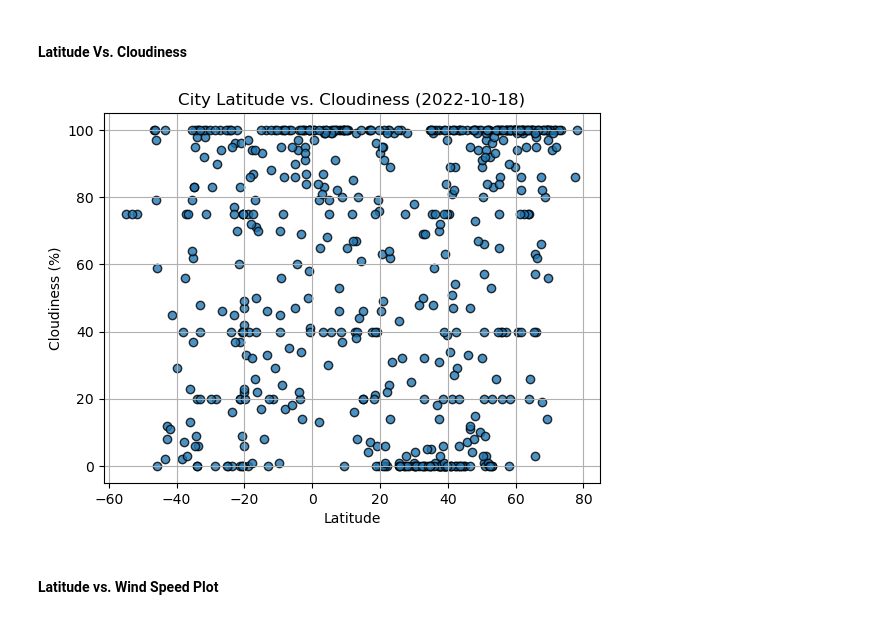
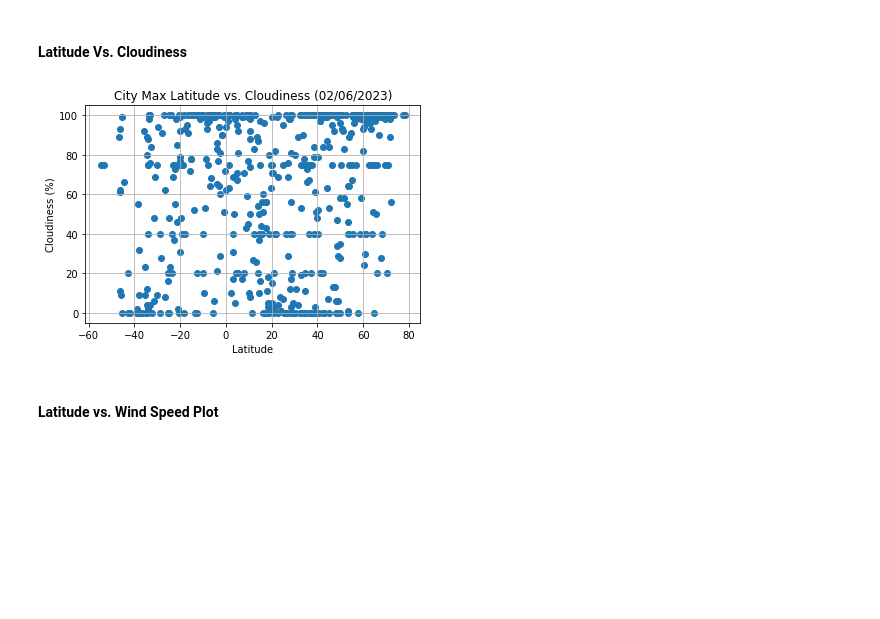
Before and after one commit to Tsmoore002900/Api-Python-Challenge, a Jupyter notebook: WeatherPy/WeatherPy.ipynb, the cells around one changed output. Saved outputs shown, nothing was run; the diff lists cells and outputs as text; code cells hidden in the pictures; blank space fills up the shorter version.

```diff
--- a/WeatherPy/WeatherPy.ipynb
+++ b/WeatherPy/WeatherPy.ipynb
@@ -188,6 +184,7 @@ FileNotFoundError: [Errno 2] No such file or directory: 'output_data/cities.csv'
 # %%
 # Read saved data
-city_data_df = pd.read_csv("output_data/cities.csv", index_col="City_ID")
+
+city_data_df = pd.read_csv("city_data_df.csv", index_col="City_ID")
 
 # Display sample data
 city_data_df.head()
@@ -246,18 +245,24 @@ plt.show()
 #### Latitude Vs. Cloudiness
 # %%
 # Build the scatter plots for latitude vs. cloudiness
-# YOUR CODE HERE
+x_values = city_data_df["Lat"]
+y_values = city_data_df["Cloudiness"]
+plt.scatter(x_values, y_values)
 
 # Incorporate the other graph properties
-# YOUR CODE HERE
+today = time.strftime("%m/%d/%Y")
+plt.title(f"City Max Latitude vs. Cloudiness ({today})")
+plt.xlabel("Latitude")
+plt.ylabel("Cloudiness (%)")
+plt.grid()
 
 # Save the figure
-plt.savefig("output_data/Fig3.png")
+#plt.savefig("output_data/Fig3.png")
 
 # Show plot
 plt.show()
 # %% [output]
-[figure, old version]
+[figure, new version]
 # %% [markdown]
 #### Latitude vs. Wind Speed Plot
 # %%
```
Also changed, not shown: parts of 10 cells of this notebook, 3 other files.
